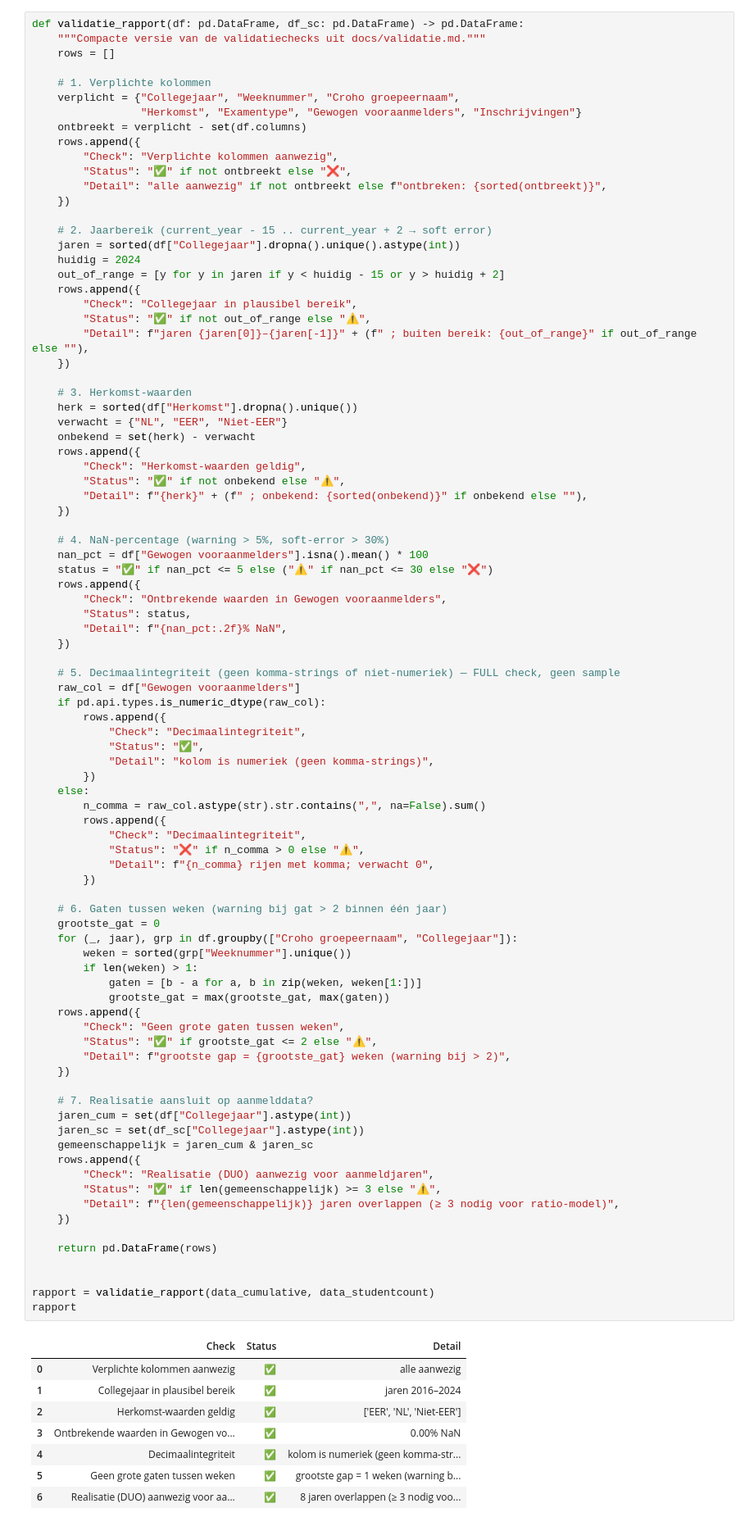
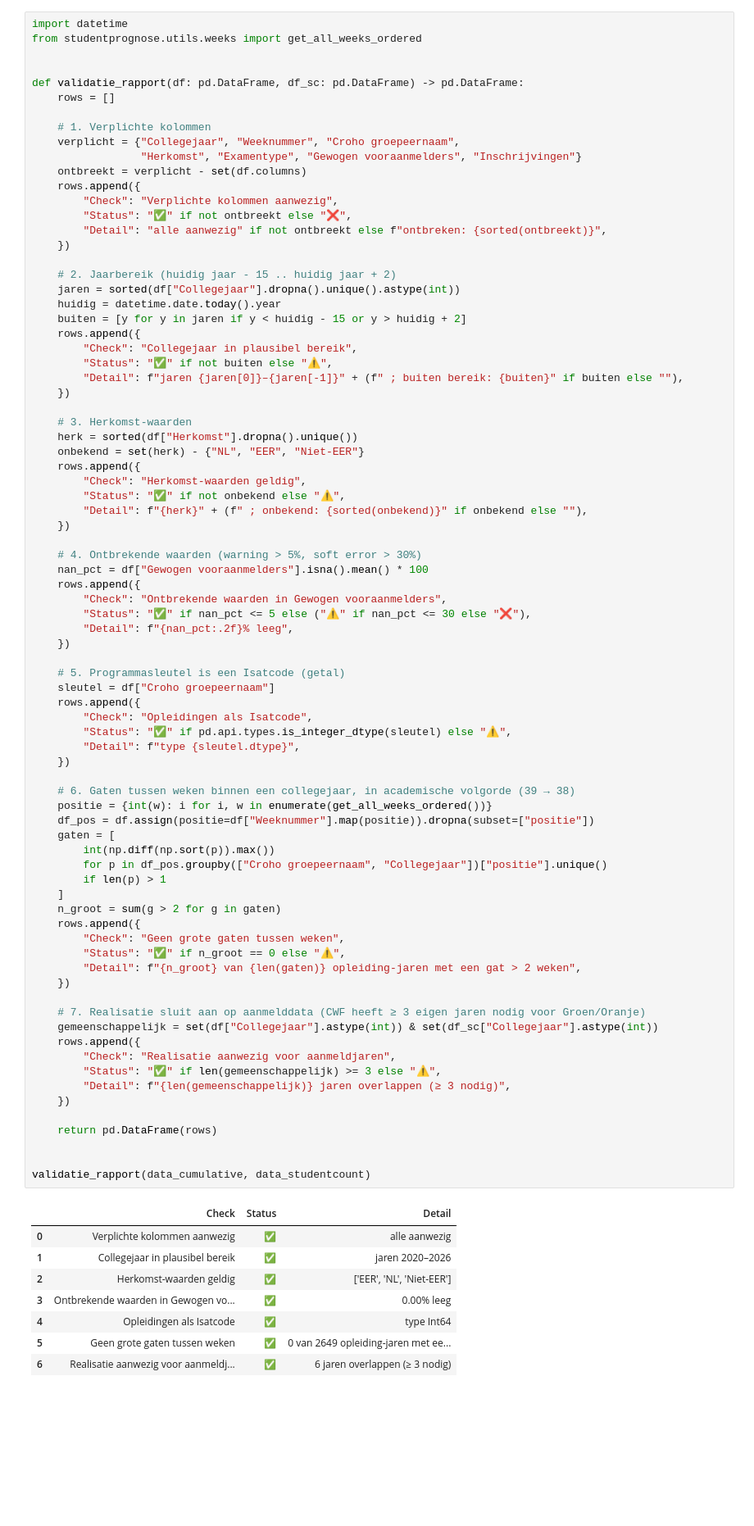
Before and after one commit to cedanl/studentprognose, a Jupyter notebook: notebooks/01_data_voorbereiden.ipynb, the cells around one changed output. Shown at 82% size. Drawn from its saved outputs; the diff is of its cells as text; blank space fills up the shorter version.

```diff
--- a/notebooks/01_data_voorbereiden.ipynb
+++ b/notebooks/01_data_voorbereiden.ipynb
@@ -104,6 +112,9 @@ bent om te draaien.
 # %%
+import datetime
+from studentprognose.utils.weeks import get_all_weeks_ordered
+
+
 def validatie_rapport(df: pd.DataFrame, df_sc: pd.DataFrame) -> pd.DataFrame:
-    """Compacte versie van de validatiechecks uit docs/validatie.md."""
     rows = []
 
     # 1. Verplichte kolommen
@@ -116,85 +127,74 @@ def validatie_rapport(df: pd.DataFrame, df_sc: pd.DataFrame) -> pd.DataFrame:
         "Detail": "alle aanwezig" if not ontbreekt else f"ontbreken: {sorted(ontbreekt)}",
     })
 
-    # 2. Jaarbereik (current_year - 15 .. current_year + 2 → soft error)
+    # 2. Jaarbereik (huidig jaar - 15 .. huidig jaar + 2)
     jaren = sorted(df["Collegejaar"].dropna().unique().astype(int))
-    huidig = 2024
-    out_of_range = [y for y in jaren if y < huidig - 15 or y > huidig + 2]
+    huidig = datetime.date.today().year
+    buiten = [y for y in jaren if y < huidig - 15 or y > huidig + 2]
     rows.append({
         "Check": "Collegejaar in plausibel bereik",
-        "Status": "✅" if not out_of_range else "⚠️",
-        "Detail": f"jaren {jaren[0]}–{jaren[-1]}" + (f" ; buiten bereik: {out_of_range}" if out_of_range else ""),
+        "Status": "✅" if not buiten else "⚠️",
+        "Detail": f"jaren {jaren[0]}–{jaren[-1]}" + (f" ; buiten bereik: {buiten}" if buiten else ""),
     })
 
     # 3. Herkomst-waarden
     herk = sorted(df["Herkomst"].dropna().unique())
-    verwacht = {"NL", "EER", "Niet-EER"}
-    onbekend = set(herk) - verwacht
+    onbekend = set(herk) - {"NL", "EER", "Niet-EER"}
     rows.append({
         "Check": "Herkomst-waarden geldig",
         "Status": "✅" if not onbekend else "⚠️",
         "Detail": f"{herk}" + (f" ; onbekend: {sorted(onbekend)}" if onbekend else ""),
     })
 
-    # 4. NaN-percentage (warning > 5%, soft-error > 30%)
+    # 4. Ontbrekende waarden (warning > 5%, soft error > 30%)
     nan_pct = df["Gewogen vooraanmelders"].isna().mean() * 100
-    status = "✅" if nan_pct <= 5 else ("⚠️" if nan_pct <= 30 else "❌")
     rows.append({
         "Check": "Ontbrekende waarden in Gewogen vooraanmelders",
-        "Status": status,
-        "Detail": f"{nan_pct:.2f}% NaN",
+        "Status": "✅" if nan_pct <= 5 else ("⚠️" if nan_pct <= 30 else "❌"),
+        "Detail": f"{nan_pct:.2f}% leeg",
     })
 
-    # 5. Decimaalintegriteit (geen komma-strings of niet-numeriek) — FULL check, geen sample
-    raw_col = df["Gewogen vooraanmelders"]
-    if pd.api.types.is_numeric_dtype(raw_col):
-        rows.append({
-            "Check": "Decimaalintegriteit",
-            "Status": "✅",
-            "Detail": "kolom is numeriek (geen komma-strings)",
-        })
-    else:
-        n_comma = raw_col.astype(str).str.contains(",", na=False).sum()
-        rows.append({
-            "Check": "Decimaalintegriteit",
-            "Status": "❌" if n_comma > 0 else "⚠️",
-            "Detail": f"{n_comma} rijen met komma; verwacht 0",
-        })
+    # 5. Programmasleutel is een Isatcode (getal)
+    sleutel = df["Croho groepeernaam"]
+    rows.append({
+        "Check": "Opleidingen als Isatcode",
+        "Status": "✅" if pd.api.types.is_integer_dtype(sleutel) else "⚠️",
+        "Detail": f"type {sleutel.dtype}",
+    })
 
-    # 6. Gaten tussen weken (warning bij gat > 2 binnen één jaar)
-    grootste_gat = 0
-    for (_, jaar), grp in df.groupby(["Croho groepeernaam", "Collegejaar"]):
-        weken = sorted(grp["Weeknummer"].unique())
-        if len(weken) > 1:
-            gaten = [b - a for a, b in zip(weken, weken[1:])]
-            grootste_gat = max(grootste_gat, max(gaten))
+    # 6. Gaten tussen weken binnen een collegejaar, in academische volgorde (39 → 38)
+    positie = {int(w): i for i, w in enumerate(get_all_weeks_ordered())}
+    df_pos = df.assign(positie=df["Weeknummer"].map(positie)).dropna(subset=["positie"])
+    gaten = [
+        int(np.diff(np.sort(p)).max())
+        for p in df_pos.groupby(["Croho groepeernaam", "Collegejaar"])["positie"].unique()
+        if len(p) > 1
+    ]
+    n_groot = sum(g > 2 for g in gaten)
     rows.append({
         "Check": "Geen grote gaten tussen weken",
-        "Status": "✅" if grootste_gat <= 2 else "⚠️",
-        "Detail": f"grootste gap = {grootste_gat} weken (warning bij > 2)",
+        "Status": "✅" if n_groot == 0 else "⚠️",
+        "Detail": f"{n_groot} van {len(gaten)} opleiding-jaren met een gat > 2 weken",
     })
 
-    # 7. Realisatie aansluit op aanmelddata?
-    jaren_cum = set(df["Collegejaar"].astype(int))
-    jaren_sc = set(df_sc["Collegejaar"].astype(int))
-    gemeenschappelijk = jaren_cum & jaren_sc
+    # 7. Realisatie sluit aan op aanmelddata (CWF heeft ≥ 3 eigen jaren nodig voor Groen/Oranje)
+    gemeenschappelijk = set(df["Collegejaar"].astype(int)) & set(df_sc["Collegejaar"].astype(int))
     rows.append({
-        "Check": "Realisatie (DUO) aanwezig voor aanmeldjaren",
+        "Check": "Realisatie aanwezig voor aanmeldjaren",
         "Status": "✅" if len(gemeenschappelijk) >= 3 else "⚠️",
-        "Detail": f"{len(gemeenschappelijk)} jaren overlappen (≥ 3 nodig voor ratio-model)",
+        "Detail": f"{len(gemeenschappelijk)} jaren overlappen (≥ 3 nodig)",
     })
 
     return pd.DataFrame(rows)
 
 
-rapport = validatie_rapport(data_cumulative, data_studentcount)
-rapport
+validatie_rapport(data_cumulative, data_studentcount)
 # %% [output]
 |  | Check | Status | Detail |
 | 0 | Verplichte kolommen aanwezig | ✅ | alle aanwezig |
-| 1 | Collegejaar in plausibel bereik | ✅ | jaren 2016–2024 |
+| 1 | Collegejaar in plausibel bereik | ✅ | jaren 2020–2026 |
 | 2 | Herkomst-waarden geldig | ✅ | ['EER', 'NL', 'Niet-EER'] |
-| 3 | Ontbrekende waarden in Gewogen vo... | ✅ | 0.00% NaN |
-| 4 | Decimaalintegriteit | ✅ | kolom is numeriek (geen komma-str... |
-| 5 | Geen grote gaten tussen weken | ✅ | grootste gap = 1 weken (warning b... |
-| 6 | Realisatie (DUO) aanwezig voor aa... | ✅ | 8 jaren overlappen (≥ 3 nodig voo... |
+| 3 | Ontbrekende waarden in Gewogen vo... | ✅ | 0.00% leeg |
+| 4 | Opleidingen als Isatcode | ✅ | type Int64 |
+| 5 | Geen grote gaten tussen weken | ✅ | 0 van 2649 opleiding-jaren met ee... |
+| 6 | Realisatie aanwezig voor aanmeldj... | ✅ | 6 jaren overlappen (≥ 3 nodig) |
```
Also changed, not shown: parts of 16 cells of this notebook, 25 other files.
